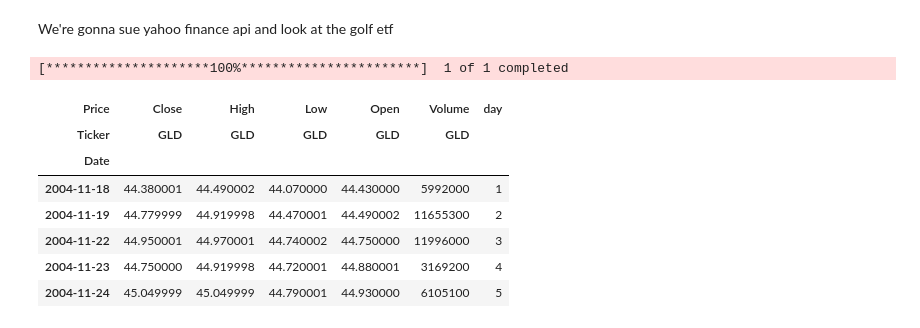
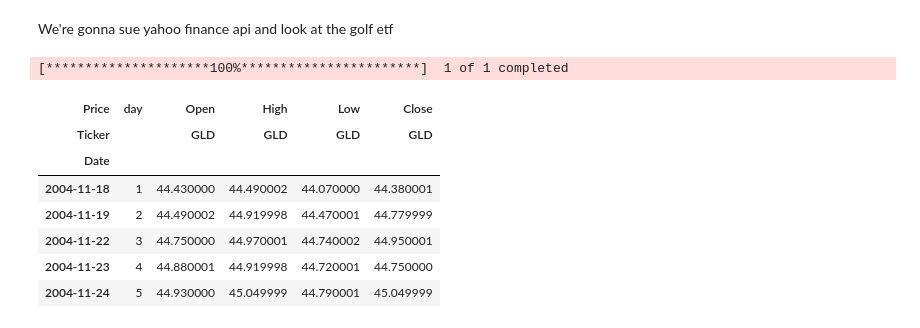
Before and after one commit to Jimngn/momentum_strat, a Jupyter notebook: Momentum_Strat.ipynb, the cells around one changed output. Saved outputs shown, nothing was run; the diff lists cells and outputs as text; code cells hidden in the pictures.

```diff
--- a/Momentum_Strat.ipynb
+++ b/Momentum_Strat.ipynb
@@ -15,15 +15,17 @@ We're gonna sue yahoo finance api and look at the golf etf
 # %%
 gld = yf.download("GLD")
 day = np.arange(1, len(gld)+1)
 gld['day'] = day
+gld.drop(columns = ['Volume'], inplace = True)
+gld = gld[['day', 'Open', 'High', 'Low', 'Close']]
 gld.head()
 # %% [output]
 [*********************100%***********************]  1 of 1 completed
-| Price | Close | High | Low | Open | Volume | day |
-| Ticker | GLD | GLD | GLD | GLD | GLD |  |
-| Date |  |  |  |  |  |  |
-| 2004-11-18 | 44.380001 | 44.490002 | 44.070000 | 44.430000 | 5992000 | 1 |
-| 2004-11-19 | 44.779999 | 44.919998 | 44.470001 | 44.490002 | 11655300 | 2 |
-| 2004-11-22 | 44.950001 | 44.970001 | 44.740002 | 44.750000 | 11996000 | 3 |
-| 2004-11-23 | 44.750000 | 44.919998 | 44.720001 | 44.880001 | 3169200 | 4 |
-| 2004-11-24 | 45.049999 | 45.049999 | 44.790001 | 44.930000 | 6105100 | 5 |
+| Price | day | Open | High | Low | Close |
+| Ticker |  | GLD | GLD | GLD | GLD |
+| Date |  |  |  |  |  |
+| 2004-11-18 | 1 | 44.430000 | 44.490002 | 44.070000 | 44.380001 |
+| 2004-11-19 | 2 | 44.490002 | 44.919998 | 44.470001 | 44.779999 |
+| 2004-11-22 | 3 | 44.750000 | 44.970001 | 44.740002 | 44.950001 |
+| 2004-11-23 | 4 | 44.880001 | 44.919998 | 44.720001 | 44.750000 |
+| 2004-11-24 | 5 | 44.930000 | 45.049999 | 44.790001 | 45.049999 |
```
Also changed, not shown: parts of 14 cells of this notebook.
